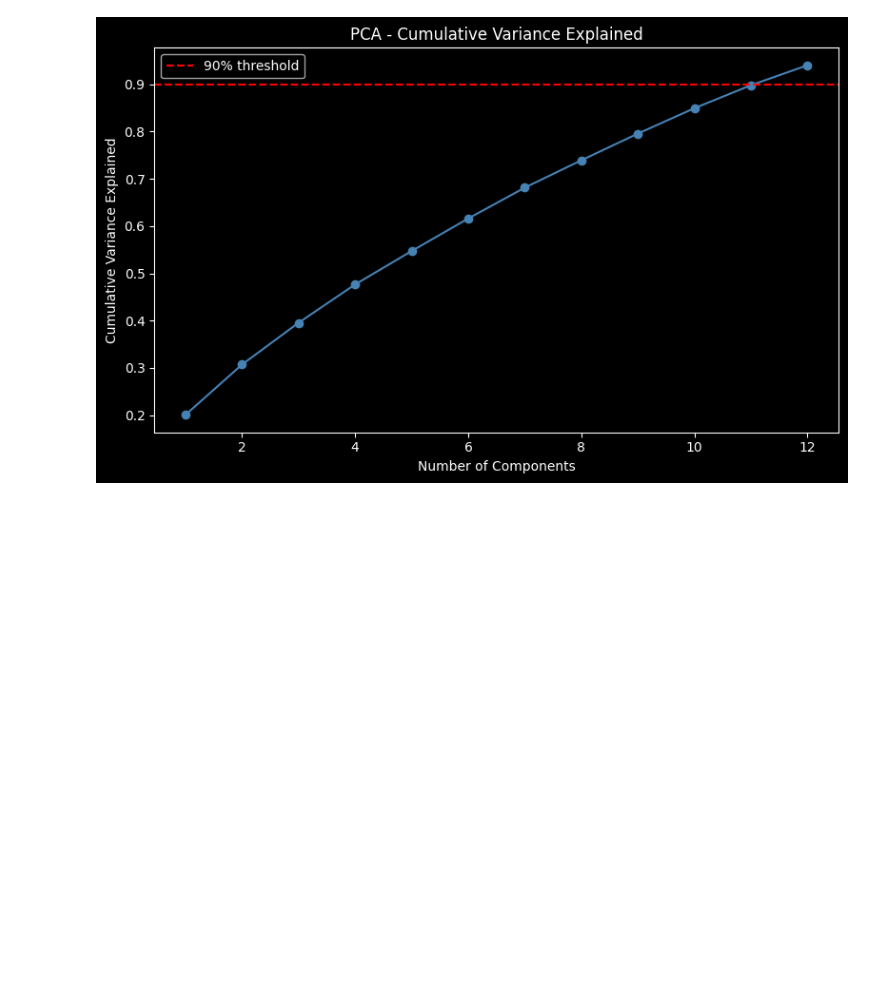
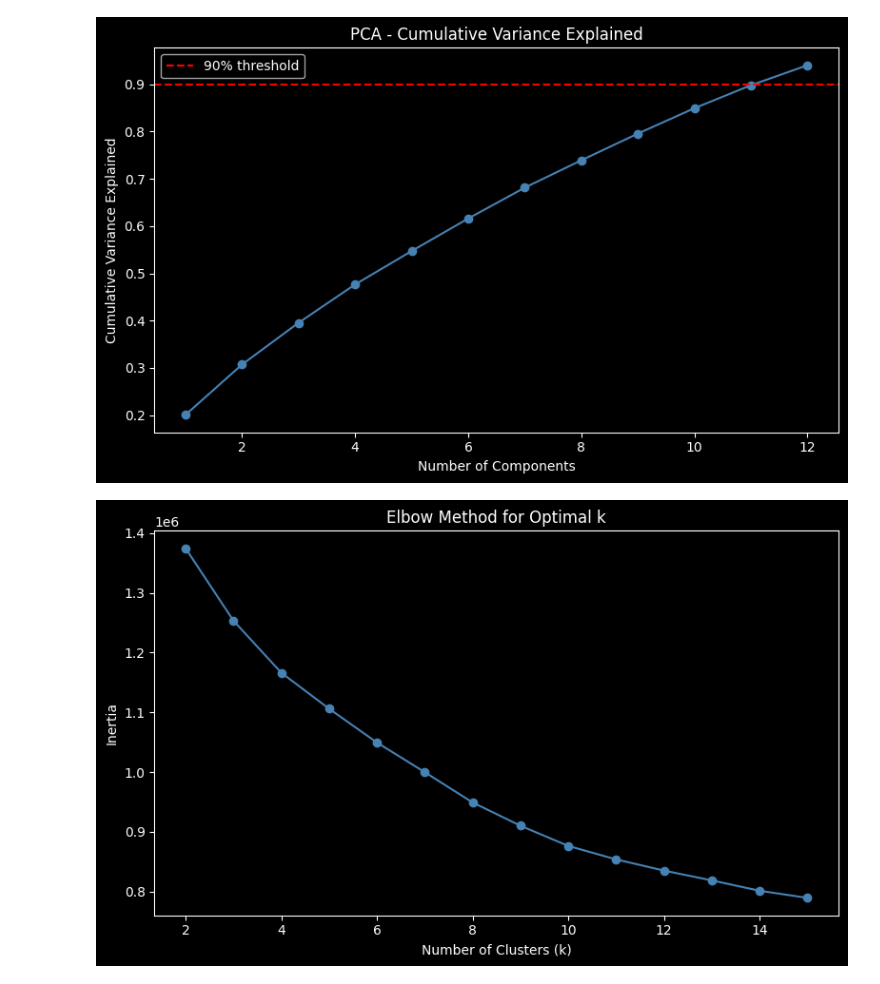
Before and after one commit to ArkhamTitan/CSCI_347-Mini-Projects-Group_17, a Jupyter notebook: Final Project/FinalProject.ipynb, the cells around one changed output. Drawn from its saved outputs; the diff is of its cells as text; code cells hidden in the pictures; blank space fills up the shorter version.

```diff
--- a/Final Project/FinalProject.ipynb
+++ b/Final Project/FinalProject.ipynb
@@ -114,3 +114,25 @@ plt.show()
 Reduced from 15 features to 12 components
 Variance explained: 0.940
 [figure]
+# %%
+from sklearn.cluster import KMeans
+
+# Elbow method to find optimal k
+inertia = []
+k_values = range(2, 16)
+
+for k in k_values:
+    km = KMeans(n_clusters=k, random_state=42, n_init=10)
+    km.fit(X_pca)
+    inertia.append(km.inertia_)
+
+# Elbow plot
+plt.figure(figsize=(8, 5))
+plt.plot(k_values, inertia, marker='o', color='steelblue')
+plt.xlabel("Number of Clusters (k)")
+plt.ylabel("Inertia")
+plt.title("Elbow Method for Optimal k")
+plt.tight_layout()
+plt.show()
+# %% [output]
+[figure, added]
```
Also changed, not shown: parts of 2 cells of this notebook.
